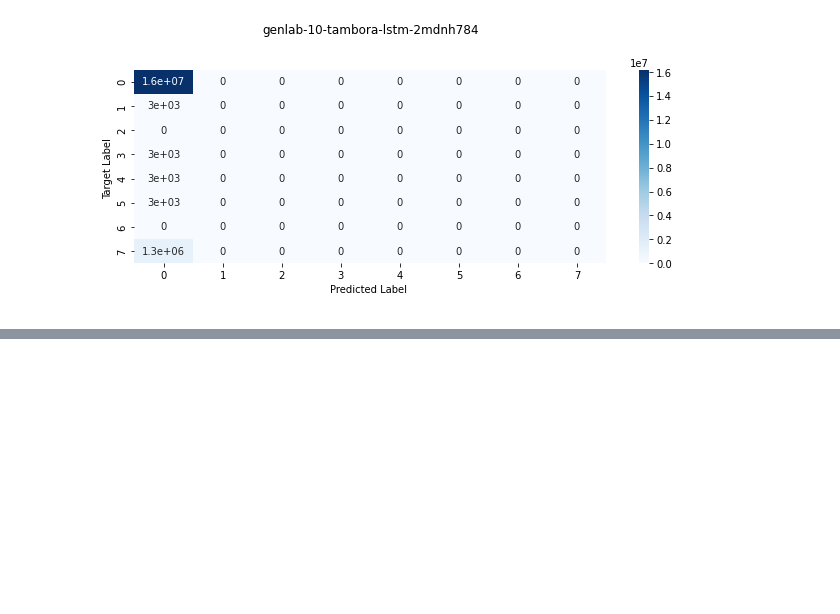
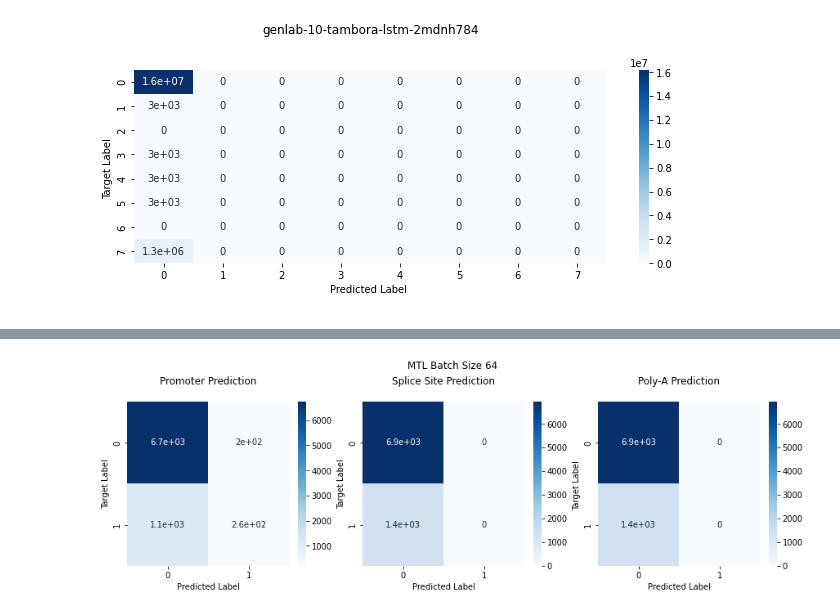
Before and after one commit to anwari32/sequence-processing, a Jupyter notebook: visualisation.ipynb, the cells around one changed output, grey strips where cells are left out. Cells and saved outputs as stored; diff of their text form; code cells hidden in the pictures; blank space fills up the shorter version.

```diff
--- a/visualisation.ipynb
+++ b/visualisation.ipynb
@@ -493,25 +503,29 @@ plt.show()
 # %%
 import seaborn as sns
 import matplotlib.pyplot as plt
 
-fig, axes = plt.subplots(nrows=1, ncols=3, constrained_layout=True, figsize=(8,4))
+fig, axes = plt.subplots(nrows=1, ncols=3, constrained_layout=True, figsize=(12,4))
 fig.suptitle("MTL Batch Size 64")
-axes[0][0] = sns.heatmap(mtl_b64_cf_matrix[0], annot=True, cmap='Blues')
-axes[0][0].set_title('Promoter Prediction\n\n')
-axes[0][0].set_xlabel('Predicted Label \n')
-axes[0][0].set_ylabel('Target Label ')
+ax, ax2, ax3 = axes
 
-axes[0][1] = sns.heatmap(mtl_b64_cf_matrix[1], annot=True, cmap='Blues')
-axes[0][1].set_title('Splice Site Prediction\n\n')
-axes[0][1].set_xlabel('Predicted Label \n')
-axes[0][1].set_ylabel('Target Label ')
+sns.heatmap(mtl_b64_cf_matrix[0], annot=True, cmap='Blues', ax=ax)
+ax.set_title('Promoter Prediction\n')
+ax.set_xlabel('Predicted Label')
+ax.set_ylabel('Target Label')
 
-axes[0][2] = sns.heatmap(mtl_b64_cf_matrix[2], annot=True, cmap='Blues')
-axes[0][2].set_title('Poly-A Prediction\n\n')
-axes[0][2].set_xlabel('Predicted Label \n')
-axes[0][2].set_ylabel('Target Label ')
+sns.heatmap(mtl_b64_cf_matrix[1], annot=True, cmap='Blues', ax=ax2)
+ax2.set_title('Splice Site Prediction\n')
+ax2.set_xlabel('Predicted Label')
+ax2.set_ylabel('Target Label')
+
+sns.heatmap(mtl_b64_cf_matrix[2], annot=True, cmap='Blues', ax=ax3)
+ax3.set_title('Poly-A Prediction\n')
+ax3.set_xlabel('Predicted Label')
+ax3.set_ylabel('Target Label ')
 
 plt.show()
+# %% [output]
+[figure, added]
 # %%
 import seaborn as sns
 import matplotlib.pyplot as plt
```
Also changed, not shown: parts of 4 cells of this notebook, 3 other files.
